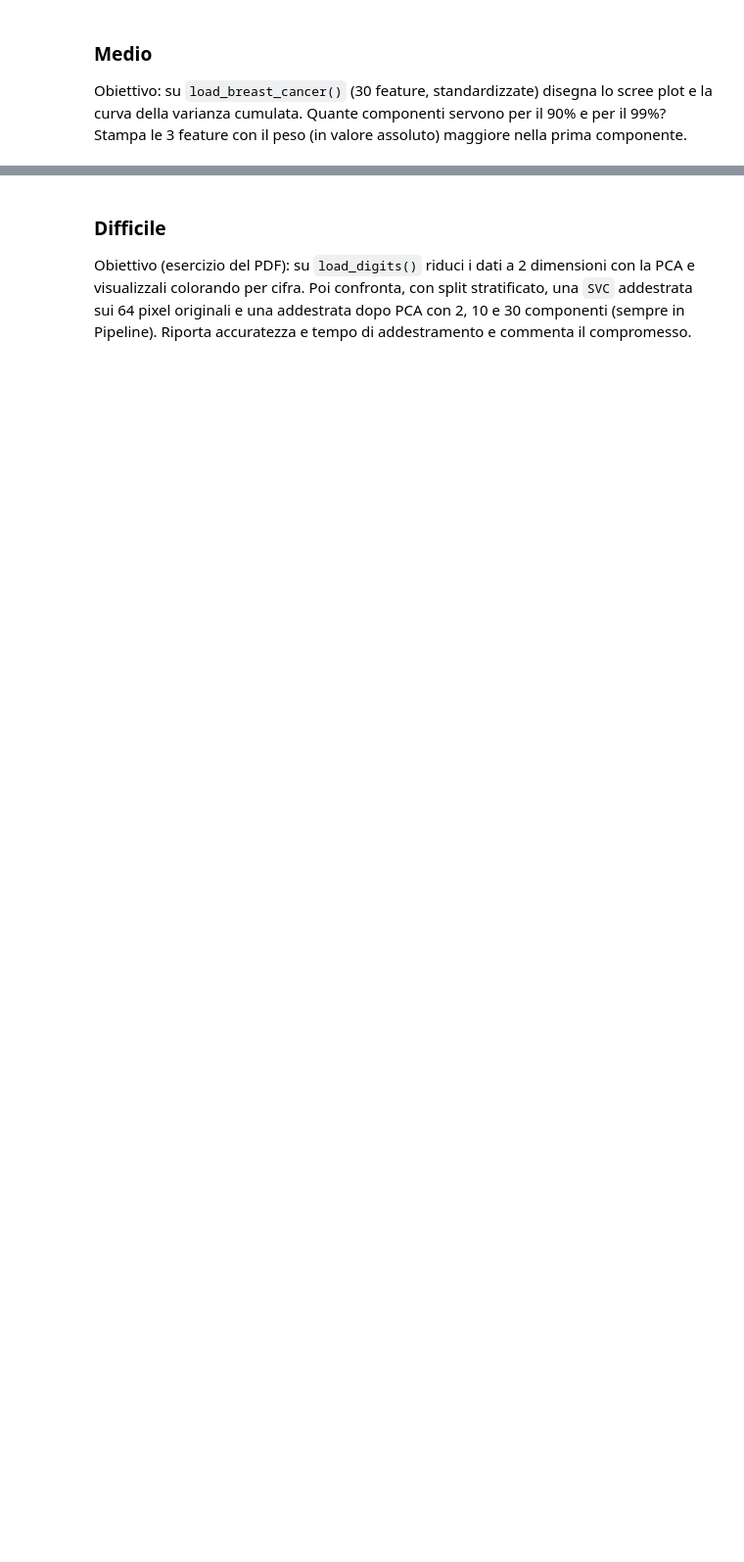
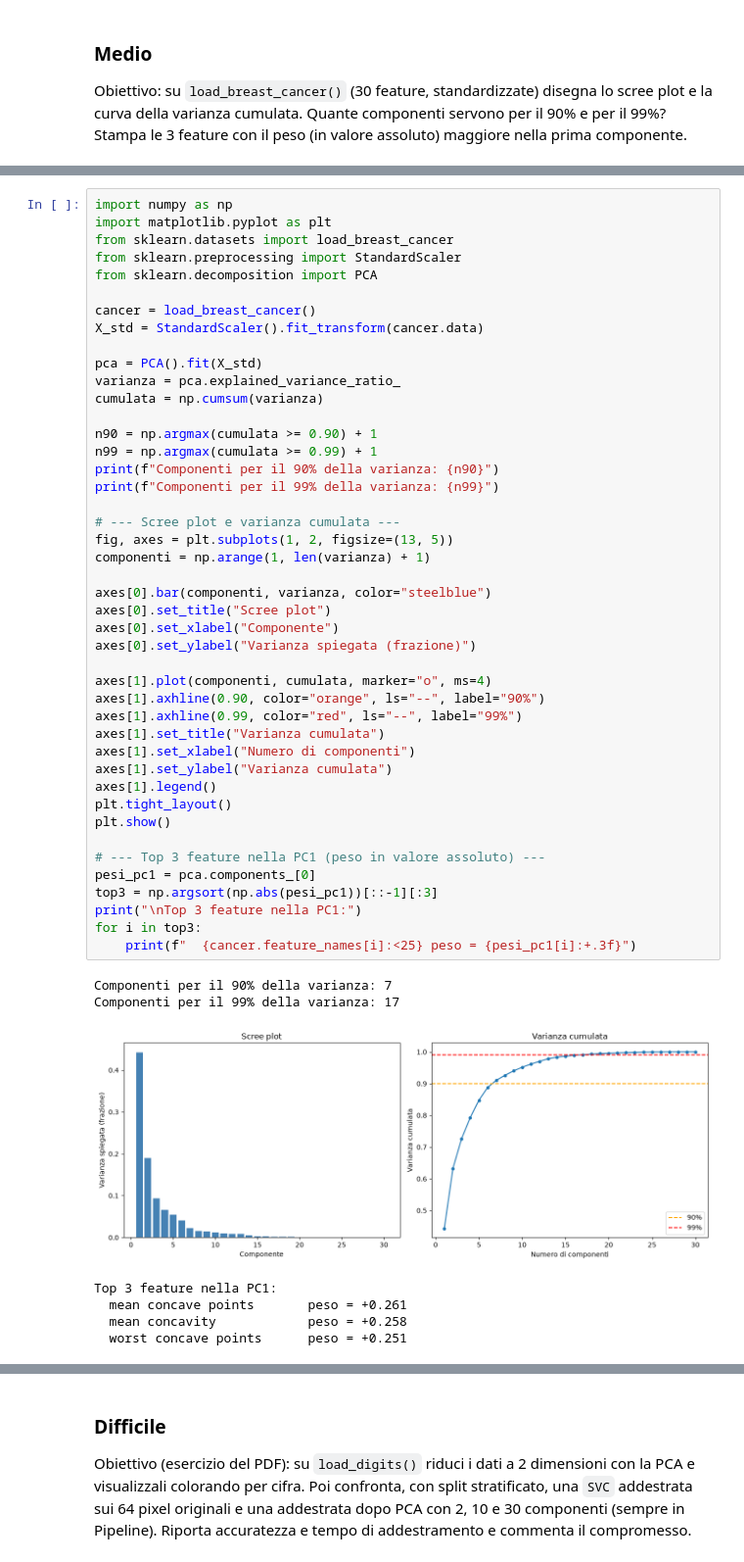
Before and after one commit to Valoryc/Machine_Learning_, a Jupyter notebook: corso_Python_16/Lunedi_26_10_26/Mattina/giorno-5-non-supervisionato.ipynb, the cells around one changed output, grey strips where cells are left out. Shown at 98% size. Saved outputs shown, nothing was run; the diff lists cells and outputs as text; blank space fills up the shorter version.

```diff
--- a/corso_Python_16/Lunedi_26_10_26/Mattina/giorno-5-non-supervisionato.ipynb
+++ b/corso_Python_16/Lunedi_26_10_26/Mattina/giorno-5-non-supervisionato.ipynb
@@ -263,0 +224,52 @@ worst concave points 0.25088597121799705
+# %%
+import numpy as np
+import matplotlib.pyplot as plt
+from sklearn.datasets import load_breast_cancer
+from sklearn.preprocessing import StandardScaler
+from sklearn.decomposition import PCA
+
+cancer = load_breast_cancer()
+X_std = StandardScaler().fit_transform(cancer.data)
+
+pca = PCA().fit(X_std)
+varianza = pca.explained_variance_ratio_
+cumulata = np.cumsum(varianza)
+
+n90 = np.argmax(cumulata >= 0.90) + 1
+n99 = np.argmax(cumulata >= 0.99) + 1
+print(f"Componenti per il 90% della varianza: {n90}")
+print(f"Componenti per il 99% della varianza: {n99}")
+
+# --- Scree plot e varianza cumulata ---
+fig, axes = plt.subplots(1, 2, figsize=(13, 5))
+componenti = np.arange(1, len(varianza) + 1)
+
+axes[0].bar(componenti, varianza, color="steelblue")
+axes[0].set_title("Scree plot")
+axes[0].set_xlabel("Componente")
+axes[0].set_ylabel("Varianza spiegata (frazione)")
+
+axes[1].plot(componenti, cumulata, marker="o", ms=4)
+axes[1].axhline(0.90, color="orange", ls="--", label="90%")
+axes[1].axhline(0.99, color="red", ls="--", label="99%")
+axes[1].set_title("Varianza cumulata")
+axes[1].set_xlabel("Numero di componenti")
+axes[1].set_ylabel("Varianza cumulata")
+axes[1].legend()
+plt.tight_layout()
+plt.show()
+
+# --- Top 3 feature nella PC1 (peso in valore assoluto) ---
+pesi_pc1 = pca.components_[0]
+top3 = np.argsort(np.abs(pesi_pc1))[::-1][:3]
+print("\nTop 3 feature nella PC1:")
+for i in top3:
+    print(f"  {cancer.feature_names[i]:<25} peso = {pesi_pc1[i]:+.3f}")
+# %% [output]
+Componenti per il 90% della varianza: 7
+Componenti per il 99% della varianza: 17
+[figure, added]
+Top 3 feature nella PC1:
+  mean concave points       peso = +0.261
+  mean concavity            peso = +0.258
+  worst concave points      peso = +0.251
```
Also changed, not shown: parts of 18 cells of this notebook.
